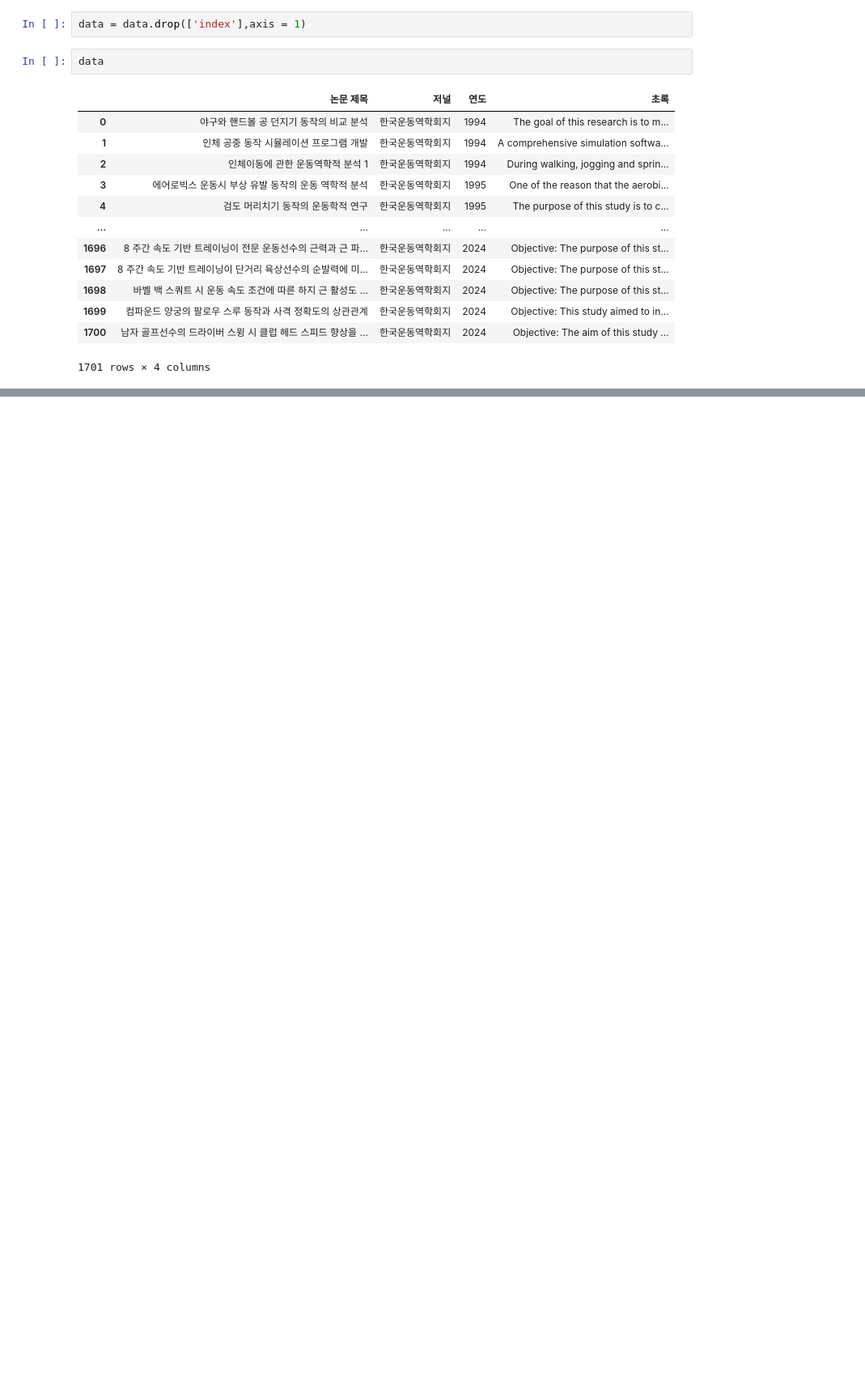
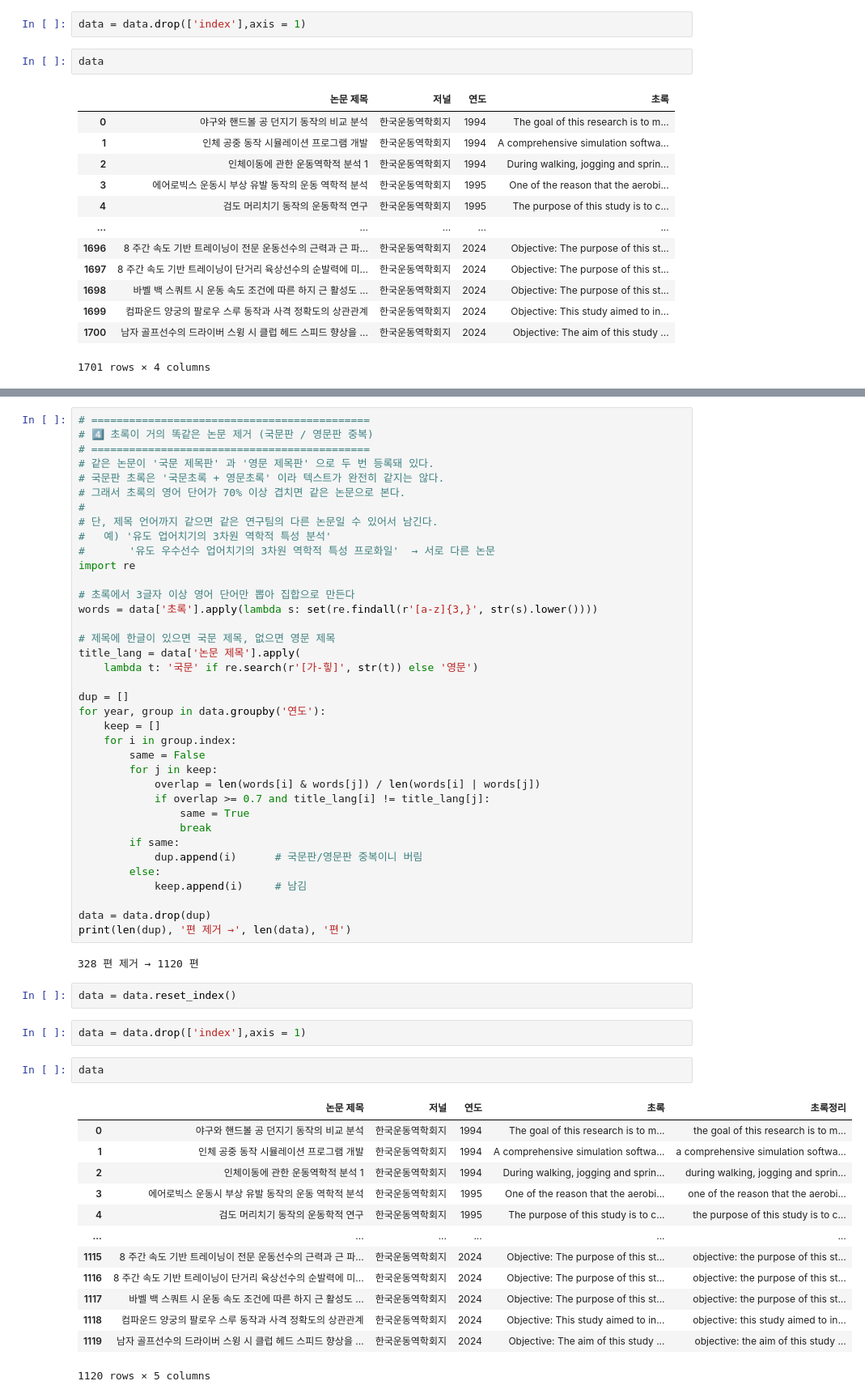
Before and after one commit to CSKY0917/Projects, a Jupyter notebook: 한국운동역학회 논문 텍스트 데이터를 활용한 연구 주제 탐색/토픽모델링.ipynb, the cells around one changed output, grey strips where cells are left out. Shown at 81% size. Saved outputs shown, nothing was run; the diff lists cells and outputs as text; blank space fills up the shorter version.

```diff
--- a/한국운동역학회 논문 텍스트 데이터를 활용한 연구 주제 탐색/토픽모델링.ipynb
+++ b/한국운동역학회 논문 텍스트 데이터를 활용한 연구 주제 탐색/토픽모델링.ipynb
@@ -205,0 +131,59 @@ for i in range(lda_model.num_topics):
+# %%
+# ============================================
+# 4️⃣ 초록이 거의 똑같은 논문 제거 (국문판 / 영문판 중복)
+# ============================================
+# 같은 논문이 '국문 제목판' 과 '영문 제목판' 으로 두 번 등록돼 있다.
+# 국문판 초록은 '국문초록 + 영문초록' 이라 텍스트가 완전히 같지는 않다.
+# 그래서 초록의 영어 단어가 70% 이상 겹치면 같은 논문으로 본다.
+#
+# 단, 제목 언어까지 같으면 같은 연구팀의 다른 논문일 수 있어서 남긴다.
+#   예) '유도 업어치기의 3차원 역학적 특성 분석'
+#       '유도 우수선수 업어치기의 3차원 역학적 특성 프로화일'  → 서로 다른 논문
+import re
+
+# 초록에서 3글자 이상 영어 단어만 뽑아 집합으로 만든다
+words = data['초록'].apply(lambda s: set(re.findall(r'[a-z]{3,}', str(s).lower())))
+
+# 제목에 한글이 있으면 국문 제목, 없으면 영문 제목
+title_lang = data['논문 제목'].apply(
+    lambda t: '국문' if re.search(r'[가-힣]', str(t)) else '영문')
+
+dup = []
+for year, group in data.groupby('연도'):
+    keep = []
+    for i in group.index:
+        same = False
+        for j in keep:
+            overlap = len(words[i] & words[j]) / len(words[i] | words[j])
+            if overlap >= 0.7 and title_lang[i] != title_lang[j]:
+                same = True
+                break
+        if same:
+            dup.append(i)      # 국문판/영문판 중복이니 버림
+        else:
+            keep.append(i)     # 남김
+
+data = data.drop(dup)
+print(len(dup), '편 제거 →', len(data), '편')
+# %% [output]
+328 편 제거 → 1120 편
+# %%
+data = data.reset_index()
+# %%
+data = data.drop(['index'],axis = 1)
+# %%
+data
+# %% [output]
+|  | 논문 제목 | 저널 | 연도 | 초록 | 초록정리 |
+| 0 | 야구와 핸드볼 공 던지기 동작의 비교 분석 | 한국운동역학회지 | 1994 | The goal of this research is to m... | the goal of this research is to m... |
+| 1 | 인체 공중 동작 시뮬레이션 프로그램 개발 | 한국운동역학회지 | 1994 | A comprehensive simulation softwa... | a comprehensive simulation softwa... |
+| 2 | 인체이동에 관한 운동역학적 분석 1 | 한국운동역학회지 | 1994 | During walking, jogging and sprin... | during walking, jogging and sprin... |
+| 3 | 에어로빅스 운동시 부상 유발 동작의 운동 역학적 분석 | 한국운동역학회지 | 1995 | One of the reason that the aerobi... | one of the reason that the aerobi... |
+| 4 | 검도 머리치기 동작의 운동학적 연구 | 한국운동역학회지 | 1995 | The purpose of this study is to c... | the purpose of this study is to c... |
+| ... | ... | ... | ... | ... | ... |
+| 1115 | 8 주간 속도 기반 트레이닝이 전문 운동선수의 근력과 근 파... | 한국운동역학회지 | 2024 | Objective: The purpose of this st... | objective: the purpose of this st... |
+| 1116 | 8 주간 속도 기반 트레이닝이 단거리 육상선수의 순발력에 미... | 한국운동역학회지 | 2024 | Objective: The purpose of this st... | objective: the purpose of this st... |
+| 1117 | 바벨 백 스쿼트 시 운동 속도 조건에 따른 하지 근 활성도 ... | 한국운동역학회지 | 2024 | Objective: The purpose of this st... | objective: the purpose of this st... |
+| 1118 | 컴파운드 양궁의 팔로우 스루 동작과 사격 정확도의 상관관계 | 한국운동역학회지 | 2024 | Objective: This study aimed to in... | objective: this study aimed to in... |
+| 1119 | 남자 골프선수의 드라이버 스윙 시 클럽 헤드 스피드 향상을 ... | 한국운동역학회지 | 2024 | Objective: The aim of this study ... | objective: the aim of this study ... |
+1120 rows × 5 columns
```
Also changed, not shown: parts of 28 cells of this notebook, 1 other file.
